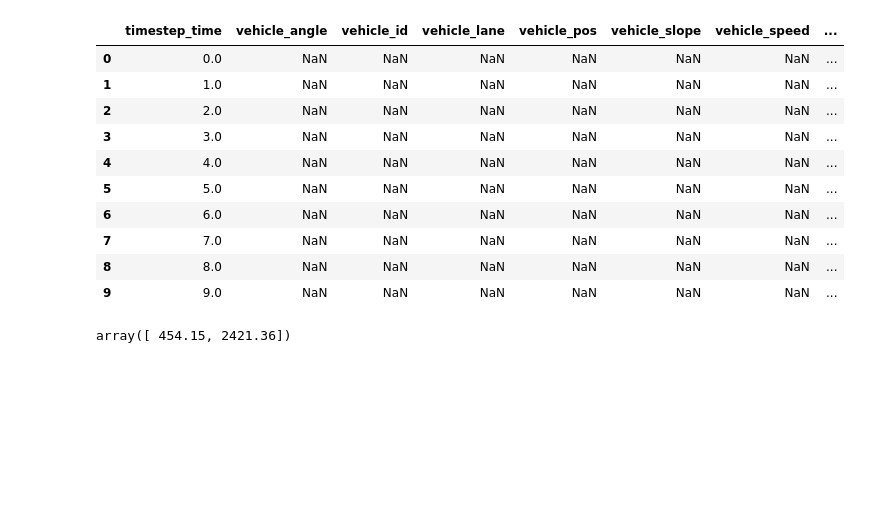
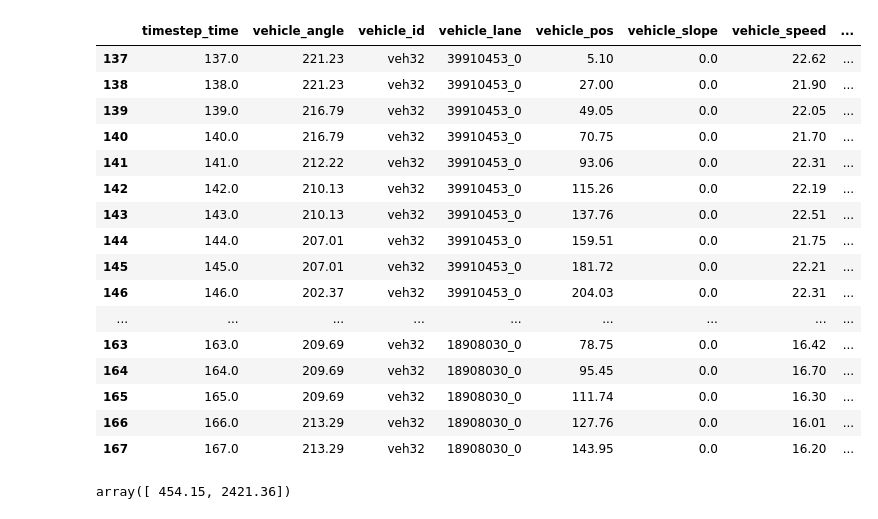
Before and after one commit to fedefiuba/Sumo_simulaciones, a Jupyter notebook: Simulacion_Autopista_25_5/Simulación_Plaza_Virreyes/Trayectoria_Autos/Código/Visualización_Datos_Sumo.ipynb, the cells around one changed output. Cells and saved outputs as stored; diff of their text form; code cells hidden in the pictures; blank space fills up the shorter version.

```diff
--- a/Simulacion_Autopista_25_5/Simulación_Plaza_Virreyes/Trayectoria_Autos/Código/Visualización_Datos_Sumo.ipynb
+++ b/Simulacion_Autopista_25_5/Simulación_Plaza_Virreyes/Trayectoria_Autos/Código/Visualización_Datos_Sumo.ipynb
@@ -5,20 +5,26 @@ import matplotlib.pylab as plt
 # %%
 df1 = pd.read_csv('datos_veh32.csv',sep=';' )
 df2 = pd.read_csv('datos_veh33.csv',sep=';' )
-# %%
-df1.head(10)
-# %% [output]
-|  | timestep_time | vehicle_angle | vehicle_id | vehicle_lane | vehicle_pos | vehicle_slope | vehicle_speed | ... |
-| 0 | 0.0 | NaN | NaN | NaN | NaN | NaN | NaN | ... |
-| 1 | 1.0 | NaN | NaN | NaN | NaN | NaN | NaN | ... |
-| 2 | 2.0 | NaN | NaN | NaN | NaN | NaN | NaN | ... |
-| 3 | 3.0 | NaN | NaN | NaN | NaN | NaN | NaN | ... |
-| 4 | 4.0 | NaN | NaN | NaN | NaN | NaN | NaN | ... |
-| 5 | 5.0 | NaN | NaN | NaN | NaN | NaN | NaN | ... |
-| 6 | 6.0 | NaN | NaN | NaN | NaN | NaN | NaN | ... |
-| 7 | 7.0 | NaN | NaN | NaN | NaN | NaN | NaN | ... |
-| 8 | 8.0 | NaN | NaN | NaN | NaN | NaN | NaN | ... |
-| 9 | 9.0 | NaN | NaN | NaN | NaN | NaN | NaN | ... |
+# %%
+df1.loc[137:167]
+# %% [output]
+|  | timestep_time | vehicle_angle | vehicle_id | vehicle_lane | vehicle_pos | vehicle_slope | vehicle_speed | ... |
+| 137 | 137.0 | 221.23 | veh32 | 39910453_0 | 5.10 | 0.0 | 22.62 | ... |
+| 138 | 138.0 | 221.23 | veh32 | 39910453_0 | 27.00 | 0.0 | 21.90 | ... |
+| 139 | 139.0 | 216.79 | veh32 | 39910453_0 | 49.05 | 0.0 | 22.05 | ... |
+| 140 | 140.0 | 216.79 | veh32 | 39910453_0 | 70.75 | 0.0 | 21.70 | ... |
+| 141 | 141.0 | 212.22 | veh32 | 39910453_0 | 93.06 | 0.0 | 22.31 | ... |
+| 142 | 142.0 | 210.13 | veh32 | 39910453_0 | 115.26 | 0.0 | 22.19 | ... |
+| 143 | 143.0 | 210.13 | veh32 | 39910453_0 | 137.76 | 0.0 | 22.51 | ... |
+| 144 | 144.0 | 207.01 | veh32 | 39910453_0 | 159.51 | 0.0 | 21.75 | ... |
+| 145 | 145.0 | 207.01 | veh32 | 39910453_0 | 181.72 | 0.0 | 22.21 | ... |
+| 146 | 146.0 | 202.37 | veh32 | 39910453_0 | 204.03 | 0.0 | 22.31 | ... |
+| ... | ... | ... | ... | ... | ... | ... | ... | ... |
+| 163 | 163.0 | 209.69 | veh32 | 18908030_0 | 78.75 | 0.0 | 16.42 | ... |
+| 164 | 164.0 | 209.69 | veh32 | 18908030_0 | 95.45 | 0.0 | 16.70 | ... |
+| 165 | 165.0 | 209.69 | veh32 | 18908030_0 | 111.74 | 0.0 | 16.30 | ... |
+| 166 | 166.0 | 213.29 | veh32 | 18908030_0 | 127.76 | 0.0 | 16.01 | ... |
+| 167 | 167.0 | 213.29 | veh32 | 18908030_0 | 143.95 | 0.0 | 16.20 | ... |
 # %%
 #X1 = np.array(df1[["timestep_time", "vehicle_pos"]])
 #X2 = np.array(df2[["timestep_time", "vehicle_pos"]])
```
Also changed, not shown: 8 other files.
